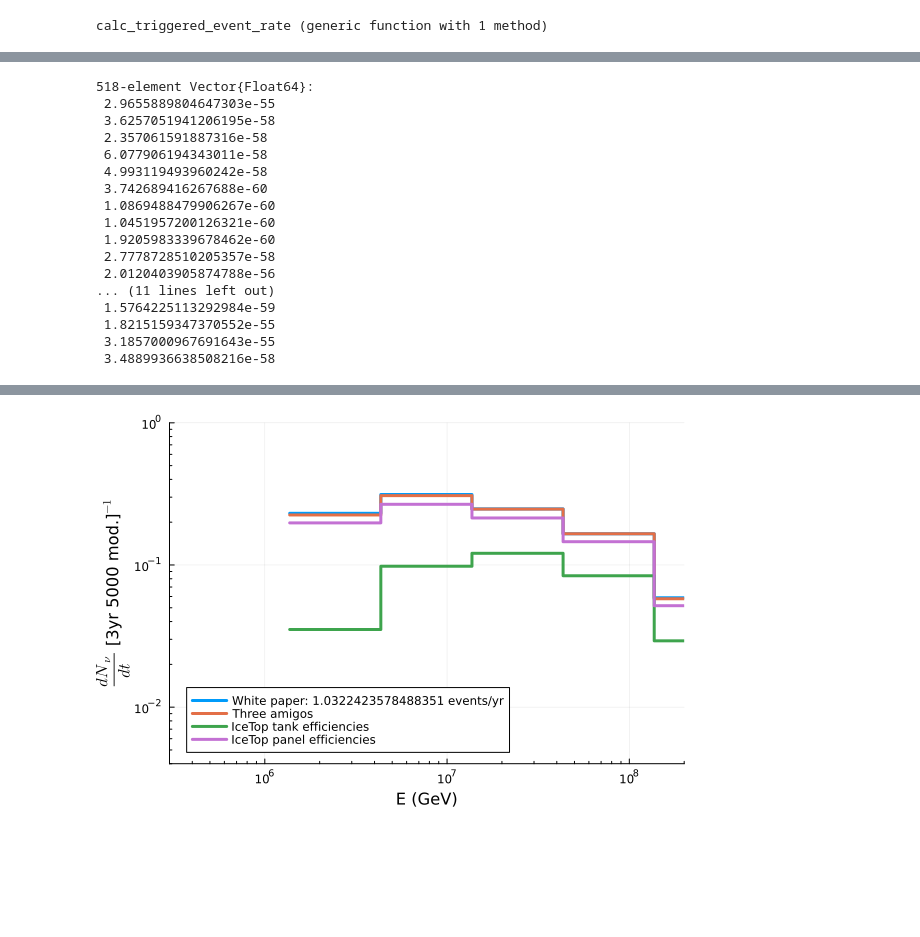
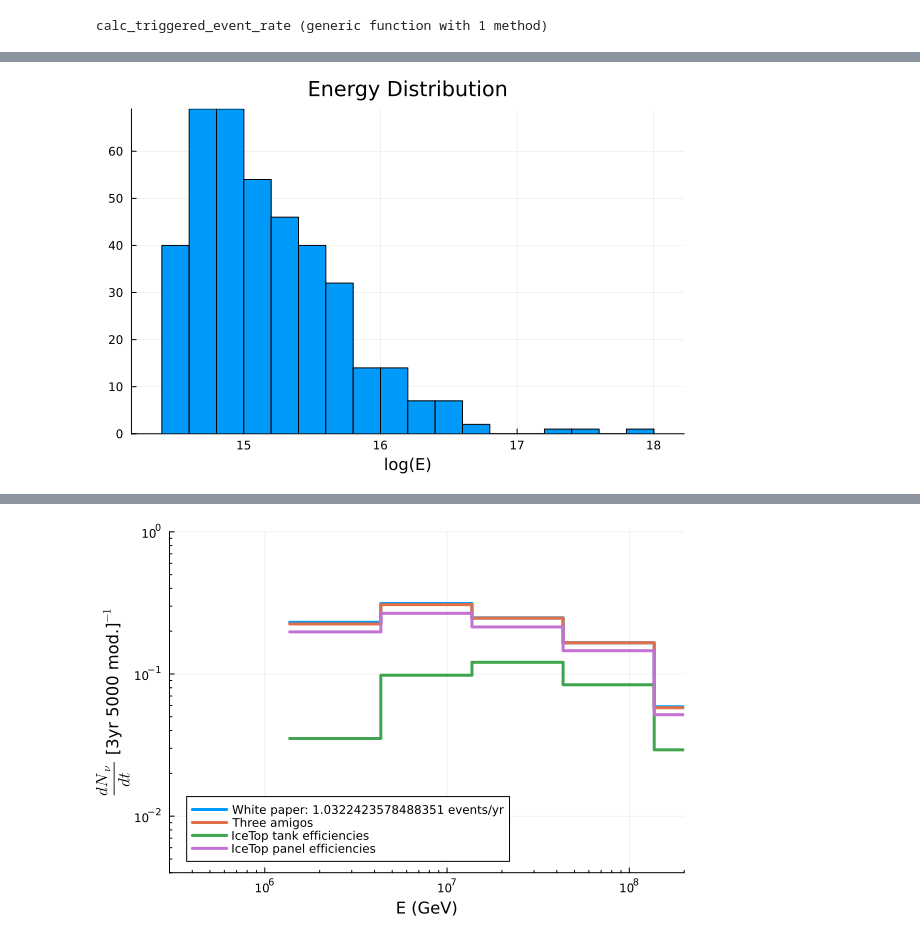
Before and after one commit to Harvard-Neutrino/TAMBO-MC, a Jupyter notebook: notebooks/triggered_effective_areas.ipynb, the cells around one changed output, grey strips where cells are left out. Cells and saved outputs as stored; diff of their text form; code cells hidden in the pictures; blank space fills up the shorter version.

```diff
--- a/notebooks/triggered_effective_areas.ipynb
+++ b/notebooks/triggered_effective_areas.ipynb
@@ -164,20 +206,4 @@ display(plt)
-# %%
-fluxes
-# %% [output]
-518-element Vector{Float64}:
- 2.9655889804647303e-55
- 3.6257051941206195e-58
- 2.357061591887316e-58
- 6.077906194343011e-58
- 4.993119493960242e-58
- 3.742689416267688e-60
- 1.0869488479906267e-60
- 1.0451957200126321e-60
- 1.9205983339678462e-60
- 2.7778728510205357e-58
- 2.0120403905874788e-56
-... (11 lines left out)
- 1.5764225113292984e-59
- 1.8215159347370552e-55
- 3.1857000967691643e-55
- 3.4889936638508216e-58
+# %%
+histogram(log10.(all_events["initial_state"]["energy"]),xlabel="log(E)",label="",title="Energy Distribution")
+# %% [output]
+[figure, added]
```
Also changed, not shown: parts of 22 cells of this notebook, 7 other files.
